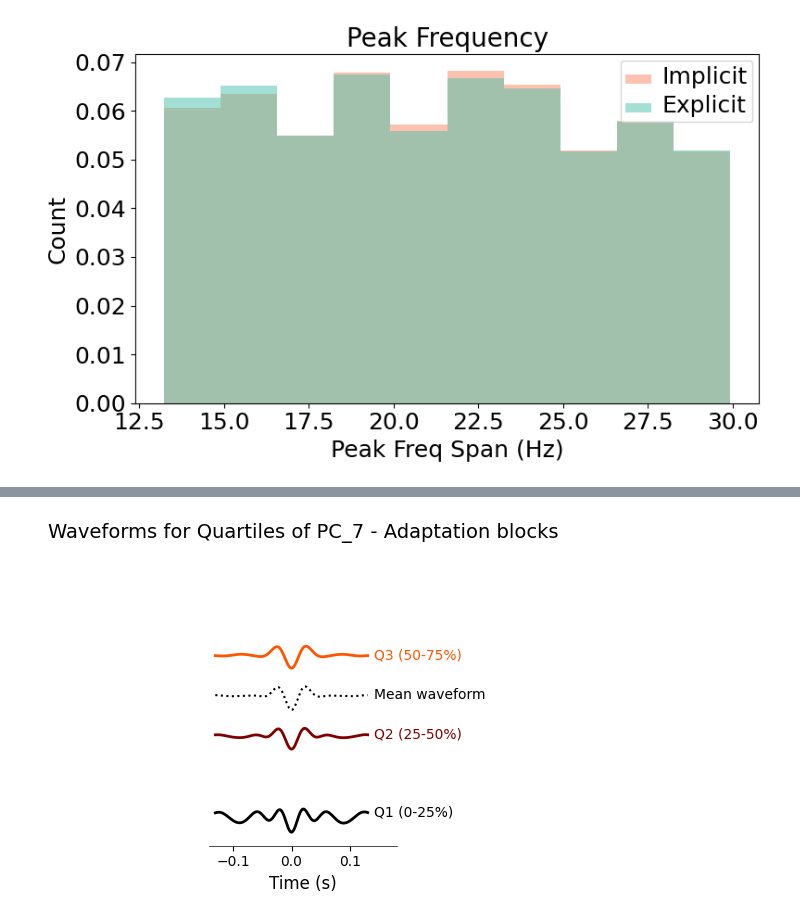
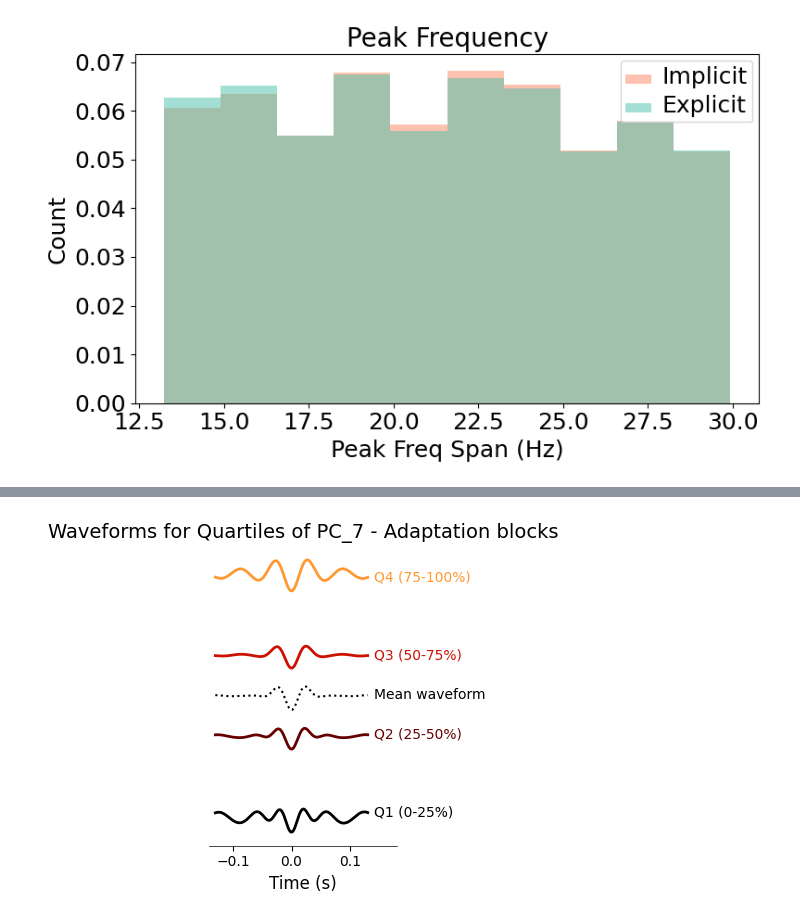
Before and after one commit to quentinmoreau/explicit_implicit_bursts, a Jupyter notebook: 02_extract_and_plot_burst_features.ipynb, the cells around one changed output, grey strips where cells are left out. Saved outputs shown, nothing was run; the diff lists cells and outputs as text; code cells hidden in the pictures.

```diff
--- a/02_extract_and_plot_burst_features.ipynb
+++ b/02_extract_and_plot_burst_features.ipynb
@@ -11,10 +11,10 @@ import mne
 from matplotlib import ticker
 import statsmodels.formula.api as smf
 # %%
-behav_df = pd.read_csv(r'C:\Users\qmoreau\Documents\Work\Beta_bursts\Behavioral\behav_df_cleaned_new.csv')
+behav_df = pd.read_csv('/home/qmoreau/Documents/Beta_bursts/Behavioral/behav_df_cleaned_new.csv')
 
 # Load df_mask correctly, removing the extra index column
-df_mask = pd.read_csv(r'C:\Users\qmoreau\Documents\Work\Beta_bursts\Behavioral\behav_df_mask.csv', index_col=0)
+df_mask = pd.read_csv('/home/qmoreau/Documents/Beta_bursts/Behavioral/behav_df_mask.csv', index_col=0)
 
 # Ensure we are using the correct boolean column
 df_mask = df_mask.iloc[:, 0]  # Select the first column, which is boolean
@@ -22,9 +22,9 @@ df_mask = df_mask.iloc[:, 0]  # Select the first column, which is boolean
 # Apply the mask correctly
 behav_df = behav_df[df_mask.values]
 
-burst_df = pd.read_csv(r'C:\Users\qmoreau\Documents\Work\Beta_bursts\Bursts\burst_features.csv')
+burst_df = pd.read_csv('/home/qmoreau/Documents/Beta_bursts/Burst files/burst_features.csv')
 # %%
-waveform_array_file = r'C:\Users\qmoreau\Documents\Work\Beta_bursts\Burst_files\all_waveforms.npy'
+waveform_array_file = '/home/qmoreau/Documents/Beta_bursts/Burst files/all_waveforms.npy'
 waveform_array = np.load(waveform_array_file)
 waveform_time = np.linspace(-.13, .13, num=156)
 # %%
@@ -613,14 +601,4 @@ burst_feature
 # %%
-import matplotlib.pyplot as plt
-import numpy as np
-import pandas as pd
-
-# Load data
-waveform_array_file = r"C:\Users\qmoreau\Documents\Work\Beta_bursts\Burst_files\all_waveforms.npy"
-waveform_array = np.load(waveform_array_file)
-
-burst_feature = pd.read_csv(r"C:\Users\qmoreau\Documents\Work\Beta_bursts\Burst_files\burst_features.csv\burst_features.csv")
-
 # Create time array for x-axis
 waveform_time = np.linspace(-.13, .13, num=156)
 
@@ -637,15 +615,15 @@ wvfrms = []
 
 
 for low, hi in prct_ranges:
-    low_perc = np.percentile(burst_feature[pc_key], low)
-    hi_perc = np.percentile(burst_feature[pc_key], hi)
+    low_perc = np.percentile(burst_df[pc_key], low)
+    hi_perc = np.percentile(burst_df[pc_key], hi)
 
     # Get indices of bursts in this quartile AND in blocks 1-6
-    wvf_ixs = burst_feature.loc[
-        (burst_feature[pc_key] >= low_perc) &
-        (burst_feature[pc_key] <= hi_perc) &
-        (burst_feature['block'] >= 1) &
-        (burst_feature['block'] <= 6)
+    wvf_ixs = burst_df.loc[
+        (burst_df[pc_key] >= low_perc) &
+        (burst_df[pc_key] <= hi_perc) &
+        (burst_df['block'] >= 1) &
+        (burst_df['block'] <= 6)
     ].index
 
     # Calculate mean waveform for this quartile
@@ -656,7 +634,7 @@ for low, hi in prct_ranges:
 fig, ax = plt.subplots(1, 1, figsize=(3, 4), facecolor="white")
 
 # Generate a cool colormap for the quartiles (blue to purple)
-colors = plt.cm.gist_heat(np.linspace(0, 1, num=4))
+colors = plt.cm.gist_heat(np.linspace(0, 0.8, num=4))  # Limit the range to avoid white
 
 # Set the title
 ax.set_title(f"Waveforms for Quartiles of {pc_key} - Adaptation blocks", fontsize=14)
@@ -675,31 +653,31 @@ for i, waveform in enumerate(wvfrms):
 
     # Plot the waveform with appropriate color
     ax.plot(waveform_time, scaled_waveform, c=colors[i], linewidth=2)
 
     # Add label at the end of each waveform
     ax.text(waveform_time[-1] + 0.01, scaled_waveform[-1], quartile_names[i],
             color=colors[i], fontsize=10, verticalalignment='center')
 
 # Also plot the mean waveform at the bottom
 ax.plot(waveform_time, mean_waveform * 1e14 + 75, c="black", lw=1.5, linestyle="dotted")
 ax.text(waveform_time[-1] + 0.01, mean_waveform[-1] * 1e14 + 75, 'Mean waveform',
         color="black", fontsize=10, verticalalignment='center')
 
 
 # Set x-axis limits to provide a bit of padding
 ax.set_xlim(waveform_time[0] - 0.01, waveform_time[-1] + 0.05)
 
 # remove y axis
 ax.yaxis.set_visible(False)
 
 # remove top and right spines
 ax.spines['top'].set_visible(False)
 ax.spines['right'].set_visible(False)
 ax.spines['left'].set_visible(False)
 ax.spines['bottom'].set_linewidth(0.5)
 
 # Show the plot
 plt.tight_layout()
 plt.show()
 # %% [output]
-[figure, old version]
+[figure, new version]
```
Also changed, not shown: parts of 8 cells of this notebook, 3 other files.
